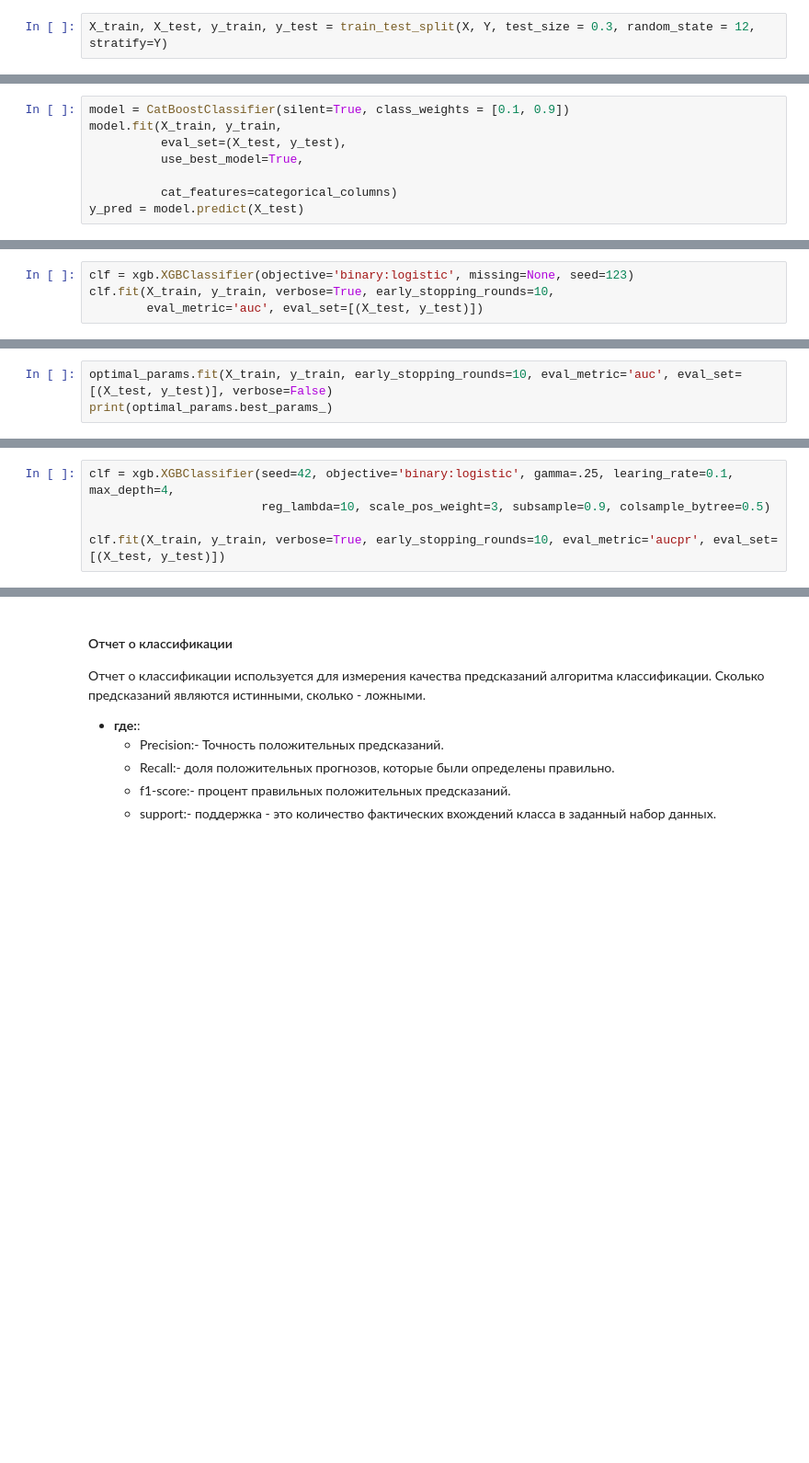
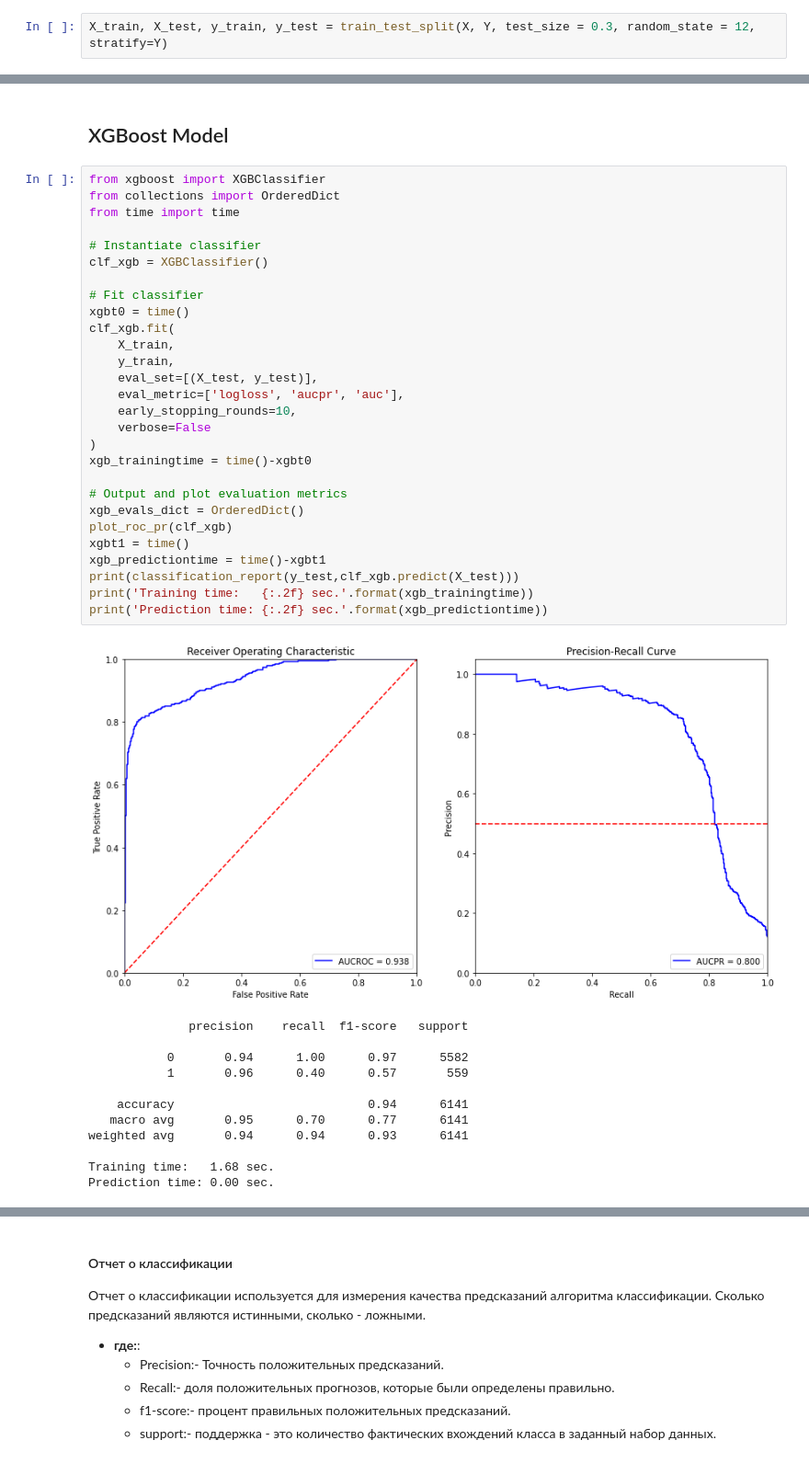
Before and after one commit to loverberg/portfolio, a Jupyter notebook: Big_Data_MTC/XGBoostClassifier.ipynb, the cells around one changed output, grey strips where cells are left out. Shown at 92% size. Saved outputs shown, nothing was run; the diff lists cells and outputs as text; blank space fills up the shorter version.

Commit message:
model_selection

```diff
--- a/Big_Data_MTC/XGBoostClassifier.ipynb
+++ b/Big_Data_MTC/XGBoostClassifier.ipynb
@@ -204,8 +159,0 @@ NameError: name 'os' is not defined
-# %%
-model = CatBoostClassifier(silent=True, class_weights = [0.1, 0.9])
-model.fit(X_train, y_train,
-          eval_set=(X_test, y_test),
-          use_best_model=True,
-
-          cat_features=categorical_columns)
-y_pred = model.predict(X_test)
@@ -293,4 +159,0 @@ clf = XGBClassifier(objective = 'binary:logistic', n_jobs = -1)
-# %%
-clf = xgb.XGBClassifier(objective='binary:logistic', missing=None, seed=123)
-clf.fit(X_train, y_train, verbose=True, early_stopping_rounds=10,
-        eval_metric='auc', eval_set=[(X_test, y_test)])
@@ -357,3 +159,0 @@ GridSearchCV(cv=3,
-# %%
-optimal_params.fit(X_train, y_train, early_stopping_rounds=10, eval_metric='auc', eval_set=[(X_test, y_test)], verbose=False)
-print(optimal_params.best_params_)
@@ -362,5 +159,0 @@ print(optimal_params.best_params_)
-# %%
-clf = xgb.XGBClassifier(seed=42, objective='binary:logistic', gamma=.25, learing_rate=0.1, max_depth=4,
-                        reg_lambda=10, scale_pos_weight=3, subsample=0.9, colsample_bytree=0.5)
-
-clf.fit(X_train, y_train, verbose=True, early_stopping_rounds=10, eval_metric='aucpr', eval_set=[(X_test, y_test)])
@@ -412,0 +266,43 @@ plot_confusion_matrix(cat,X_test,y_test,cmap=plt.cm.Blues)
+# %% [markdown]
+## XGBoost Model
+# %%
+from xgboost import XGBClassifier
+from collections import OrderedDict
+from time import time
+
+# Instantiate classifier
+clf_xgb = XGBClassifier()
+
+# Fit classifier
+xgbt0 = time()
+clf_xgb.fit(
+    X_train,
+    y_train,
+    eval_set=[(X_test, y_test)],
+    eval_metric=['logloss', 'aucpr', 'auc'],
+    early_stopping_rounds=10,
+    verbose=False
+)
+xgb_trainingtime = time()-xgbt0
+
+# Output and plot evaluation metrics
+xgb_evals_dict = OrderedDict()
+plot_roc_pr(clf_xgb)
+xgbt1 = time()
+xgb_predictiontime = time()-xgbt1
+print(classification_report(y_test,clf_xgb.predict(X_test)))
+print('Training time:   {:.2f} sec.'.format(xgb_trainingtime))
+print('Prediction time: {:.2f} sec.'.format(xgb_predictiontime))
+# %% [output]
+[figure, added]
+              precision    recall  f1-score   support
+
+           0       0.94      1.00      0.97      5582
+           1       0.96      0.40      0.57       559
+
+    accuracy                           0.94      6141
+   macro avg       0.95      0.70      0.77      6141
+weighted avg       0.94      0.94      0.93      6141
+
+Training time:   1.68 sec.
+Prediction time: 0.00 sec.
```
Also changed, not shown: parts of 39 cells of this notebook, 6 other files.
